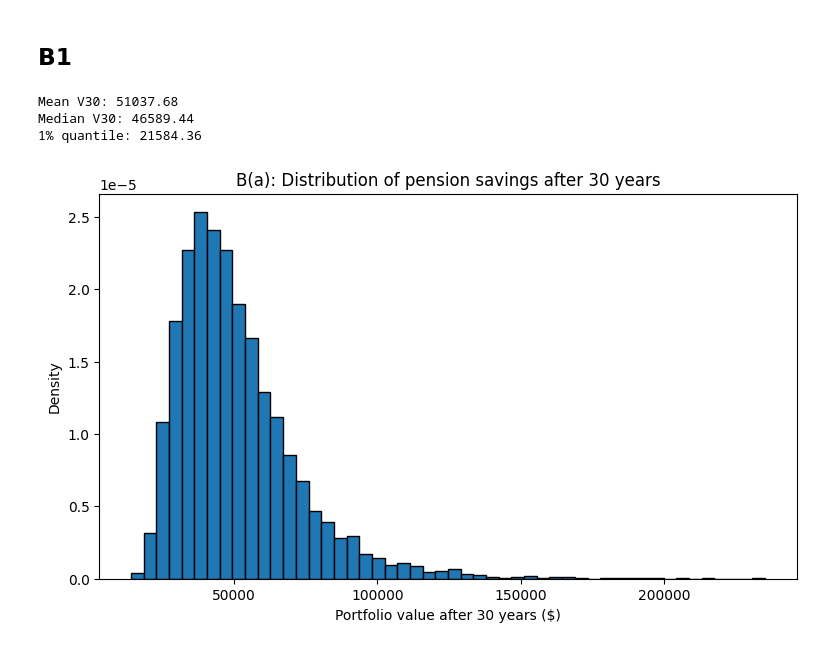
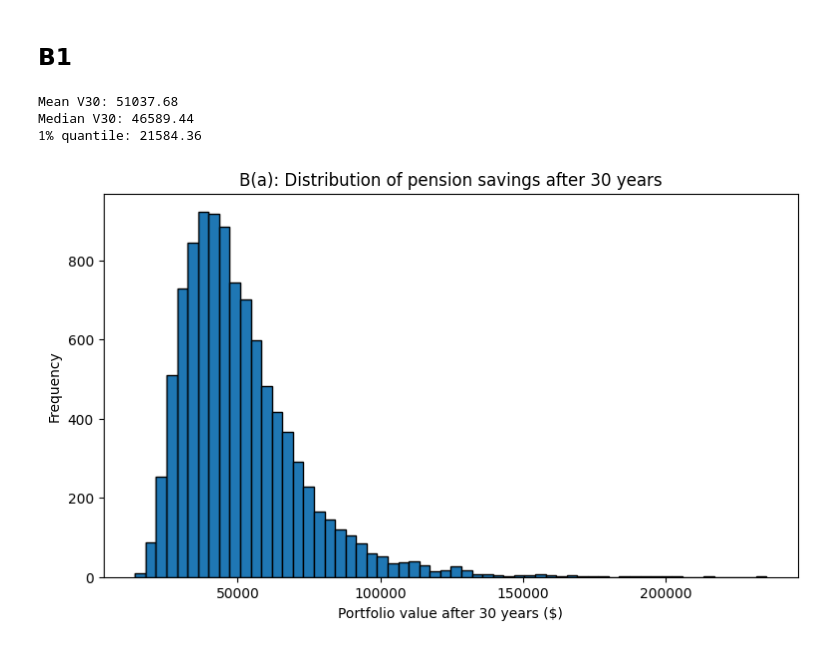
Before and after one commit to tom-fritzdorf/Risk-managment, a Jupyter notebook: projekt1_Noah.ipynb, the cells around one changed output. Drawn from its saved outputs; the diff is of its cells as text; code cells hidden in the pictures.

```diff
--- a/projekt1_Noah.ipynb
+++ b/projekt1_Noah.ipynb
@@ -397,6 +397,7 @@ c = 0.5
 n = 10000       # Number of simulations
 T = 30          # Number of years
 deposit = 1000
+V_0 = 1000
 r = 0.01
 
 np.random.seed(37)
@@ -416,36 +417,58 @@ def simulate_pension(mu, sigma, p, c, Z):
         alpha_k = p * (1 - c * (k - 1) / 30)
 
         # Yearly stock return
         R_k = np.exp(mu + sigma * Z[:, k - 1])
 
         # Combined portfolio return
         A_k = alpha_k * R_k + (1 - alpha_k) * np.exp(r)
 
         # Add deposit and apply yearly return
         V = (V + deposit) * A_k
 
     return V
 
+
+def pension(mu, sigma, p, c, Z):
+    n, T = Z.shape
+
+    V = np.zeros(n)  # Initial portfolio value for each simulation
+
+    deposit = 1000
+    r = 0.01
+
+    R = np.exp(mu + sigma * Z)
+
+    for k in range(1, T + 1):
+        w_k = p * (1 - c * (k - 1) / 30)
+
+        V = (V + deposit) * (
+            w_k * R[:, k-1] + (1-w_k) * np.exp(r)
+        )
+
+    return V
+
+
+
 # Simulate final portfolio values
 V30 = simulate_pension(mu, sigma, p, c, Z)
 
 # Empirical statistics
 print(f"Mean V30: {np.mean(V30):.2f}")
 print(f"Median V30: {np.median(V30):.2f}")
 print(f"1% quantile: {np.quantile(V30, 0.01):.2f}")
 
 # Plot empirical distribution
 plt.figure(figsize=(9, 5))
-plt.hist(V30, bins=50, density=True, edgecolor="black")
+plt.hist(V30, bins=60, density=False, edgecolor="black")
 plt.xlabel("Portfolio value after 30 years ($)")
-plt.ylabel("Density")
+plt.ylabel("Frequency")
 plt.title("B(a): Distribution of pension savings after 30 years")
 plt.show()
 # %% [output]
 Mean V30: 51037.68
 Median V30: 46589.44
 1% quantile: 21584.36
-[figure, old version]
+[figure, new version]
 # %%
 # B(b) - Grid search optimization
 
```
Also changed, not shown: parts of 2 cells of this notebook.
